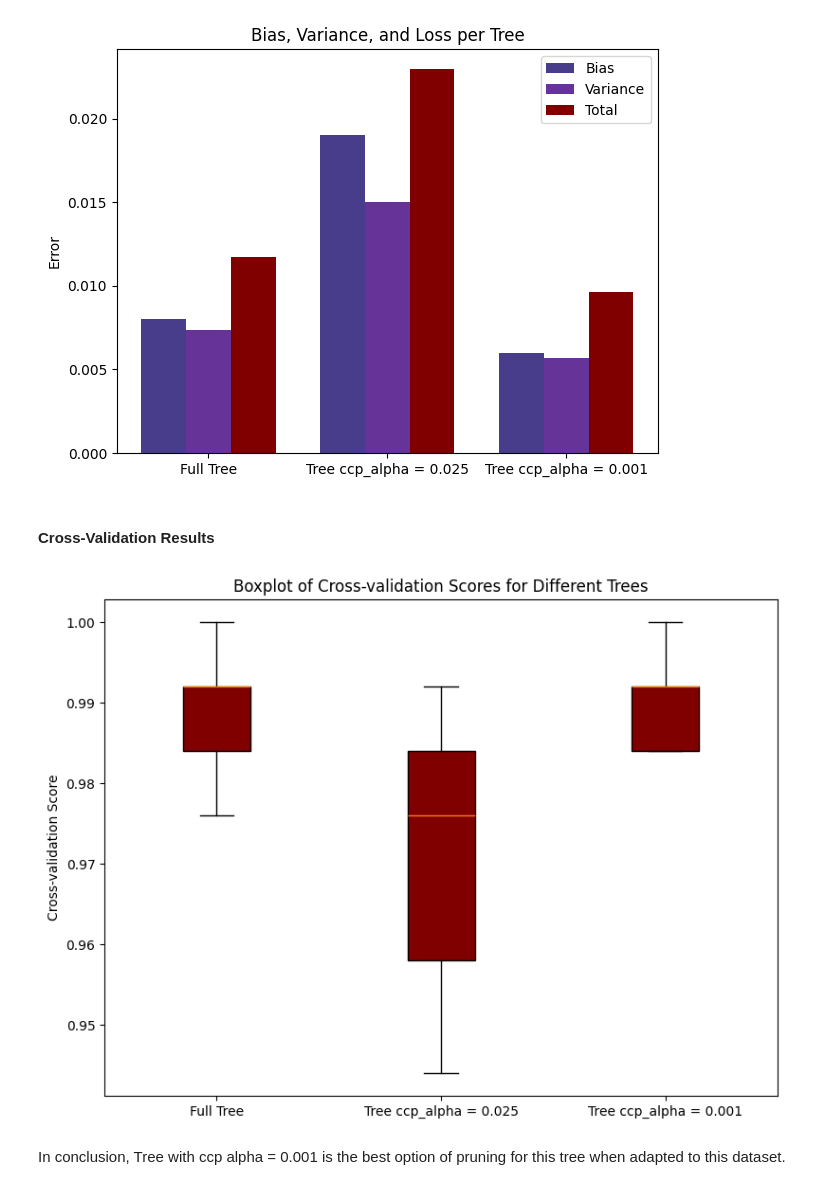
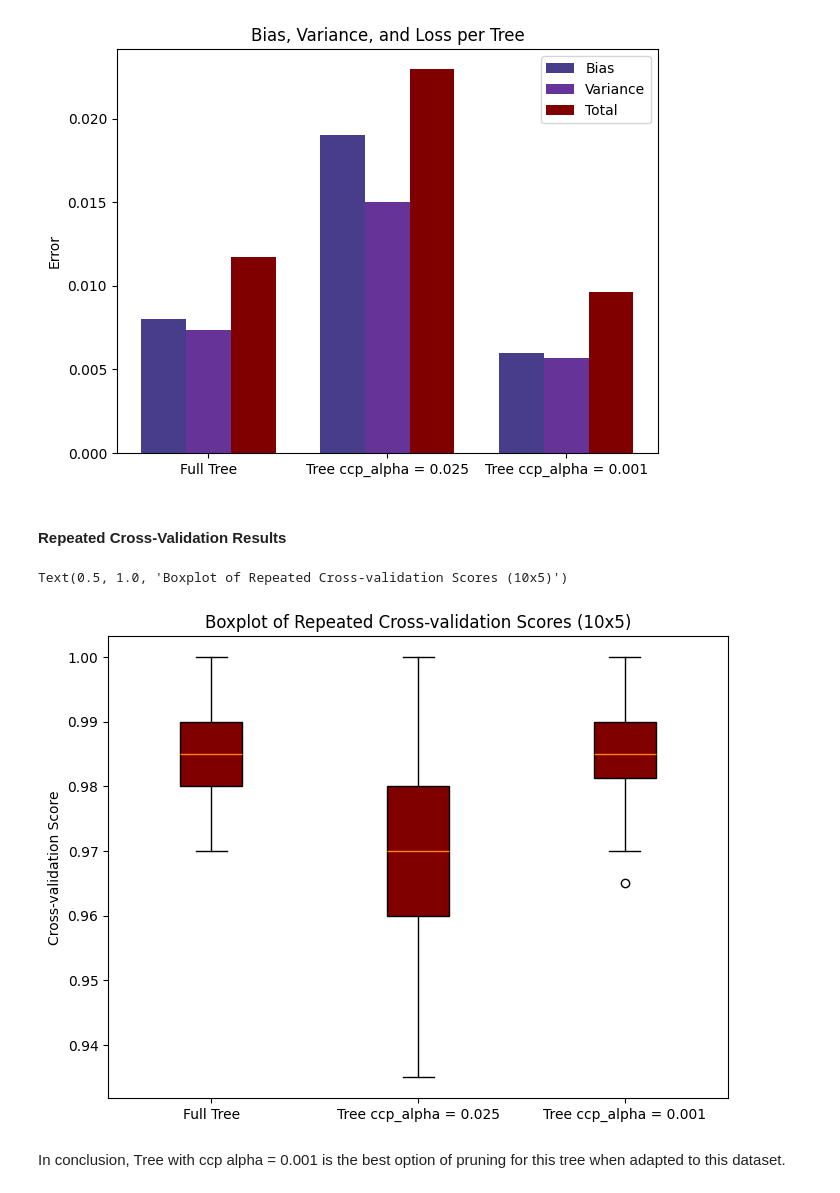
Before and after one commit to RodriCouto/ML_na_previsao_do_tempo_de_internato, a Jupyter notebook: babs.ipynb, the cells around one changed output. Drawn from its saved outputs; the diff is of its cells as text; code cells hidden in the pictures.

Commit message:
repeated cv

```diff
--- a/babs.ipynb
+++ b/babs.ipynb
@@ -273,28 +270,34 @@ plt.show()
 # %% [output]
 [figure]
 # %% [markdown]
-#### Cross-Validation Results
+#### Repeated Cross-Validation Results
 # %%
-cv1=cross_val_score(dtc, X_test, y_test, cv=8)
-cv2=cross_val_score(dtcp1, X_test, y_test, cv=8)
-cv3=cross_val_score(dtcp2, X_test, y_test, cv=8)
+rkf = RepeatedKFold(n_splits=5, n_repeats=10, random_state=42)
+
+cv1 = cross_val_score(dtc, X_test, y_test, cv=rkf)
+cv2 = cross_val_score(dtcp1, X_test, y_test, cv=rkf)
+cv3 = cross_val_score(dtcp2, X_test, y_test, cv=rkf)
 
 df_cv_scores = pd.DataFrame({
-    'Fold': [f'Fold {i+1}' for i in range(8)],
+    'Fold': [f'Rep {i//5 + 1} - Fold {i%5 + 1}' for i in range(50)],
     'Full Tree': cv1,
     'Tree w/ ccp_alpha 0.025': cv2,
     'Tree w/ ccp_alpha 0.001': cv3
 })
 # %%
 plt.figure(figsize=(8, 6))
-plt.boxplot([cv1, cv2, cv3], labels=['Full Tree', 'Tree ccp_alpha = 0.025', 'Tree ccp_alpha = 0.001'],
-            patch_artist=True, boxprops=dict(facecolor='maroon'))
+plt.boxplot(
+    [cv1, cv2, cv3],
+    labels=['Full Tree', 'Tree ccp_alpha = 0.025', 'Tree ccp_alpha = 0.001'],
+    patch_artist=True,
+    boxprops=dict(facecolor='maroon')
+)
+
 plt.ylabel('Cross-validation Score')
-plt.title('Boxplot of Cross-validation Scores for Different Trees')
-plt.tight_layout()
-plt.show()
+plt.title('Boxplot of Repeated Cross-validation Scores (10x5)')
 # %% [output]
+Text(0.5, 1.0, 'Boxplot of Repeated Cross-validation Scores (10x5)')
-[figure, old version]
+[figure, new version]
 # %% [markdown]
 In conclusion, Tree with ccp alpha = 0.001 is the best option of pruning for this tree when adapted to this dataset.
 # %% [markdown]
```
Also changed, not shown: parts of 10 cells of this notebook.
